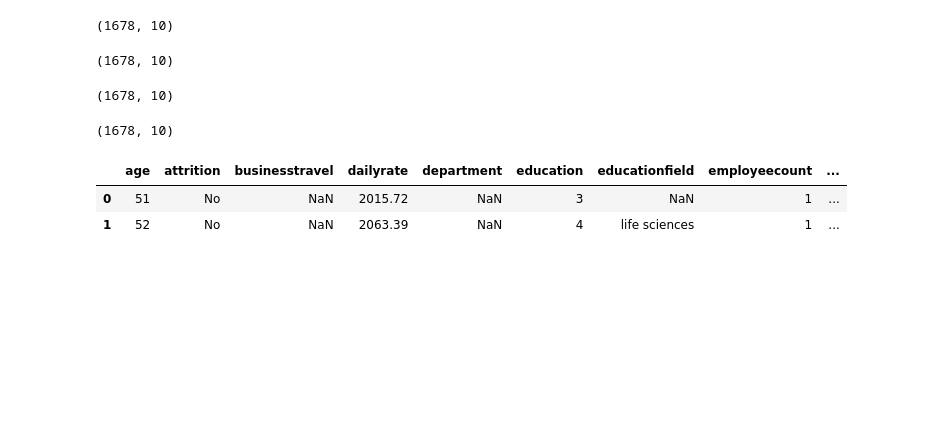
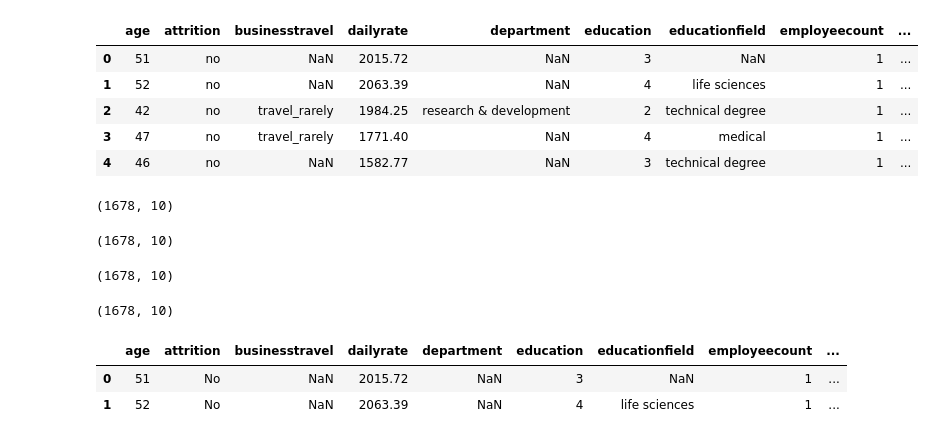
Before and after one commit to Miriam-pb/proyecto-da-promo-56-modulo-3-team-3, a Jupyter notebook: concat_csvs.ipynb, the cells around one changed output. Cells and saved outputs as stored; diff of their text form; code cells hidden in the pictures; blank space fills up the shorter version.

Commit message:
todas las columnas, todo en minusculas

```diff
--- a/concat_csvs.ipynb
+++ b/concat_csvs.ipynb
@@ -9,0 +11,4 @@ columnas31_40 = pd.read_csv("columnas31-40.csv", index_col=0)
+# %%
+# extraigo la columna:
+columna_numcompaniesworked = df_numcompaniesworked[['numcompaniesworked']]
+columna_numcompaniesworked
@@ -9,0 +29,23 @@ columnas31_40 = pd.read_csv("columnas31-40.csv", index_col=0)
+# %%
+csv_completo = pd.concat(
+    [columnas1_10, columnas11_20, columna_numcompaniesworked, columnas21_30, columnas31_40],
+    axis=1,
+    ignore_index=False
+)
+# %%
+csv_completo.columns = csv_completo.columns.str.lower() # columnas en minusculas
+# %%
+# Detectar columnas de tipo texto
+columnas_texto = csv_completo.select_dtypes(include='object').columns
+
+# Aplicar .str.lower() solo a esas columnas
+csv_completo[columnas_texto] = csv_completo[columnas_texto].apply(lambda col: col.str.lower())
+# %%
+csv_completo.head()
+# %% [output]
+|  | age | attrition | businesstravel | dailyrate | department | education | educationfield | employeecount | ... |
+| 0 | 51 | no | NaN | 2015.72 | NaN | 3 | NaN | 1 | ... |
+| 1 | 52 | no | NaN | 2063.39 | NaN | 4 | life sciences | 1 | ... |
+| 2 | 42 | no | travel_rarely | 1984.25 | research & development | 2 | technical degree | 1 | ... |
+| 3 | 47 | no | travel_rarely | 1771.40 | NaN | 4 | medical | 1 | ... |
+| 4 | 46 | no | NaN | 1582.77 | NaN | 3 | technical degree | 1 | ... |
```
Also changed, not shown: parts of 5 cells of this notebook, 1 other file.
